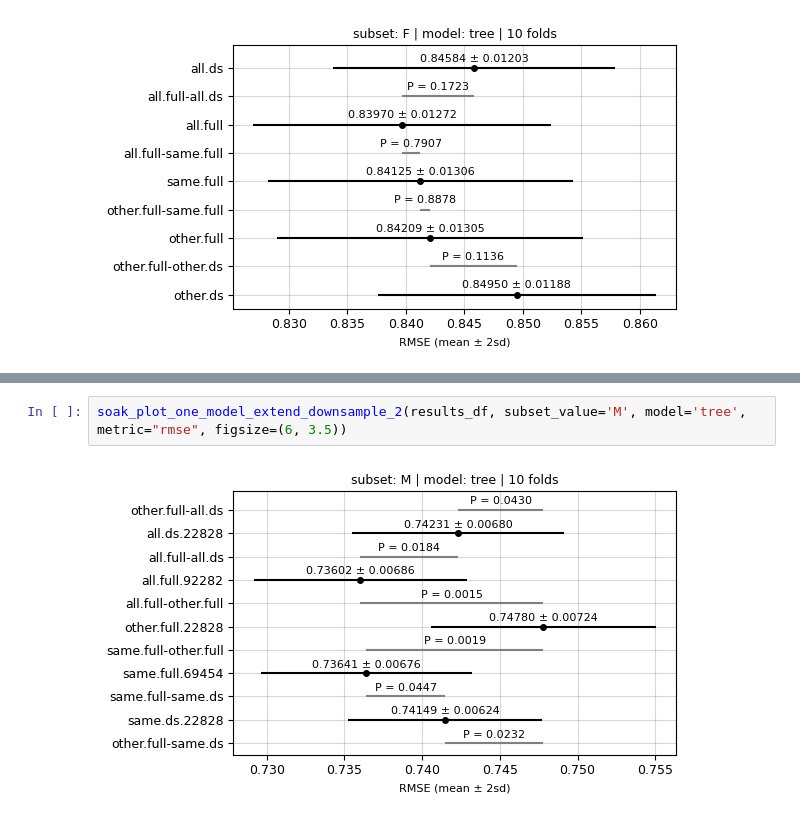
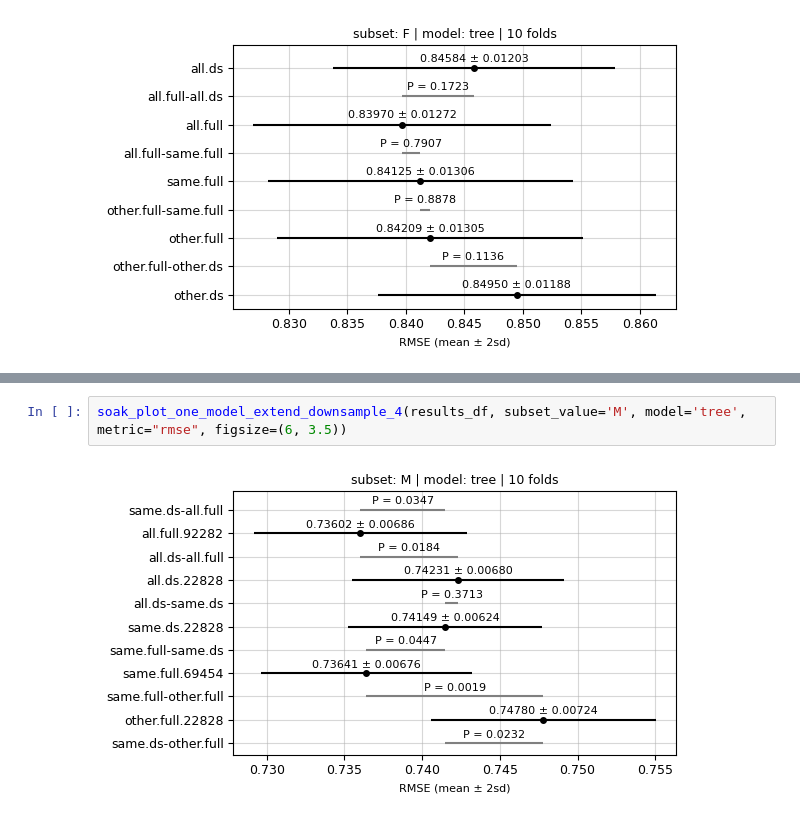
Before and after one commit to lamtung16/soak_regression, a Jupyter notebook: notebook_visualization.ipynb, the cells around one changed output, grey strips where cells are left out. Saved outputs shown, nothing was run; the diff lists cells and outputs as text.

Commit message:
update plots

```diff
--- a/notebook_visualization.ipynb
+++ b/notebook_visualization.ipynb
@@ -47,5 +51,5 @@ soak_plot_one_model_extend_downsample(results_df, subset_value='F', model='tree'
 # %%
-soak_plot_one_model_extend_downsample_2(results_df, subset_value='M', model='tree', metric="rmse", figsize=(6, 3.5))
+soak_plot_one_model_extend_downsample_4(results_df, subset_value='M', model='tree', metric="rmse", figsize=(6, 3.5))
 # %% [output]
-[figure, old version]
+[figure, new version]
 # %%
```
Also changed, not shown: parts of 2 cells of this notebook, 1 other file.
